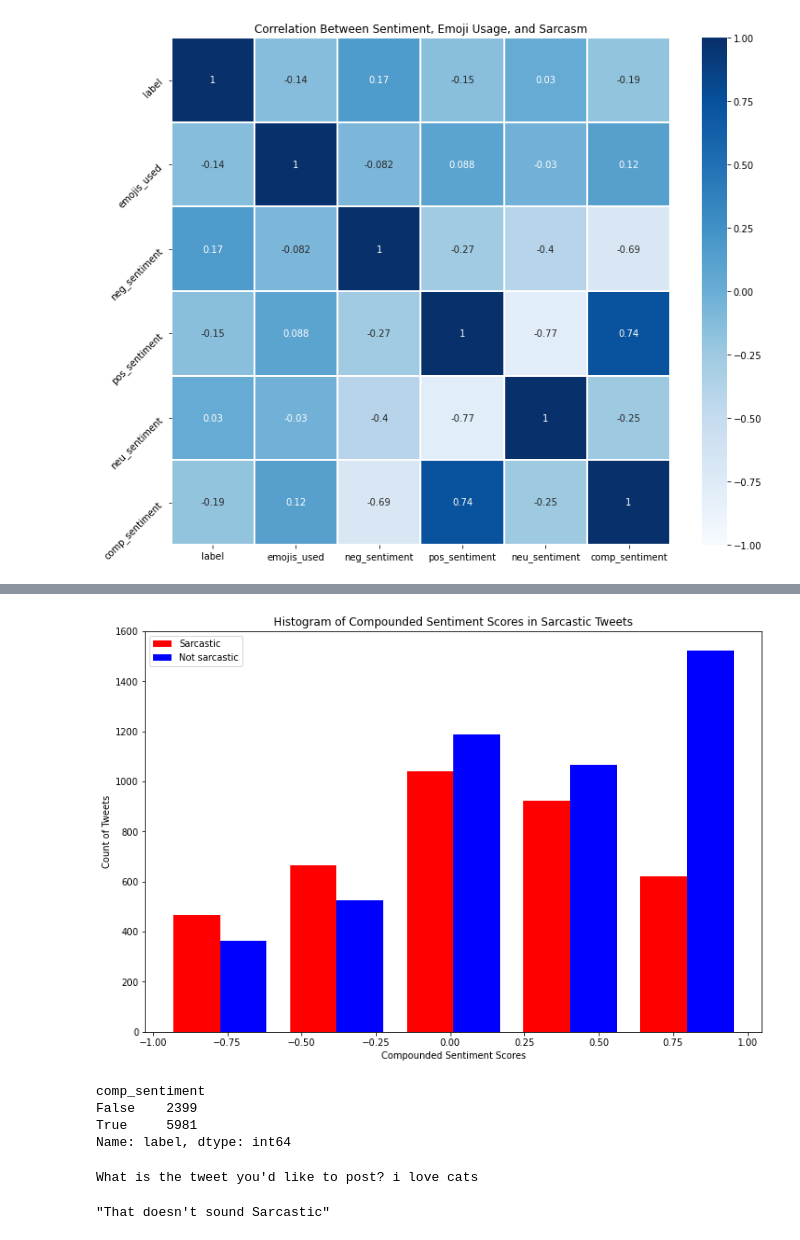
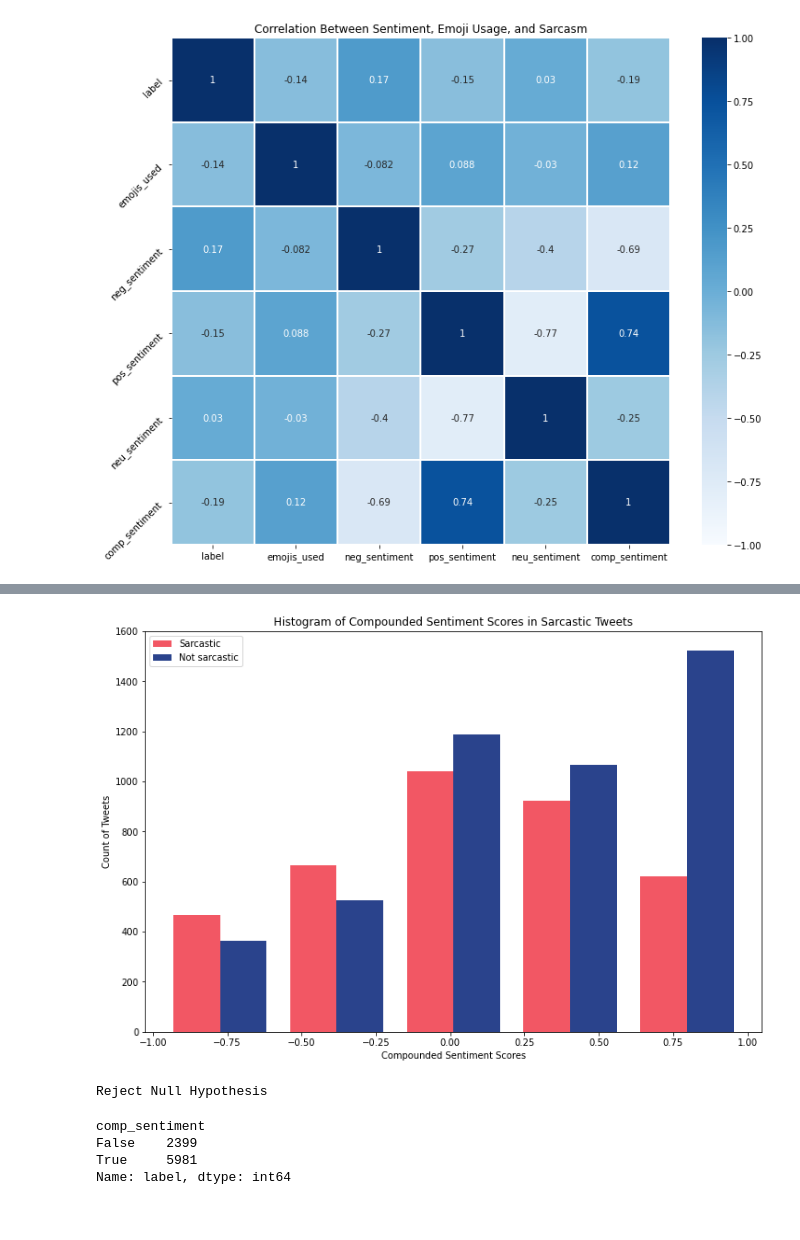
Before and after one commit to krking1512/Capstone, a Jupyter notebook: Code/Cleaning_and_EDA.ipynb, the cells around one changed output, grey strips where cells are left out. Saved outputs shown, nothing was run; the diff lists cells and outputs as text; code cells hidden in the pictures.

```diff
--- a/Code/Cleaning_and_EDA.ipynb
+++ b/Code/Cleaning_and_EDA.ipynb
@@ -194,14 +198,21 @@ data.drop(columns = ['text']).head()
 # %%
 # Let's see how sentiment  relates to the labeling of sarcastic or not
 plt.figure(figsize = (12,8))
-plt.hist([data.loc[data['label']==1]['comp_sentiment'],data.loc[data['label']==0]['comp_sentiment']], color = ['Red','Blue'], bins = 5)
+plt.hist([data.loc[data['label']==1]['comp_sentiment'],data.loc[data['label']==0]['comp_sentiment']], color = ['#f25764','#2a438c'], bins = 5)
 plt.legend(labels = ['Sarcastic','Not sarcastic'])
 plt.xlabel('Compounded Sentiment Scores')
 plt.ylabel('Count of Tweets')
 plt.title('Histogram of Compounded Sentiment Scores in Sarcastic Tweets');
 plt.savefig('../Images/sentiment_histogram.png')
 # %% [output]
-[figure, old version]
+[figure, new version]
+# %%
+#are the positive and negative tweets actually different sentimentally?
+tt = stats.ttest_ind(data['comp_sentiment'].loc[data['label'] == 1], data['comp_sentiment'].loc[data['label'] == 0], equal_var=False)
+tt
+#p value indicates that we can reject the null hypothesis that the two groups have the same mean
+# %% [output]
+Reject Null Hypothesis
 # %%
 data.groupby(by = data['comp_sentiment'] >= 0)['label'].agg("count")
 # %% [output]
@@ -239,8 +250,3 @@ def predict_sarcasm(values):
         return "That doesn't sound Sarcastic"
     else:
         return "oops something went wrong"
-# %%
-tok_and_lem_input()
-# %% [output]
-What is the tweet you'd like to post? i love cats
-"That doesn't sound Sarcastic"
```
Also changed, not shown: parts of 13 cells of this notebook, 9 other files.
